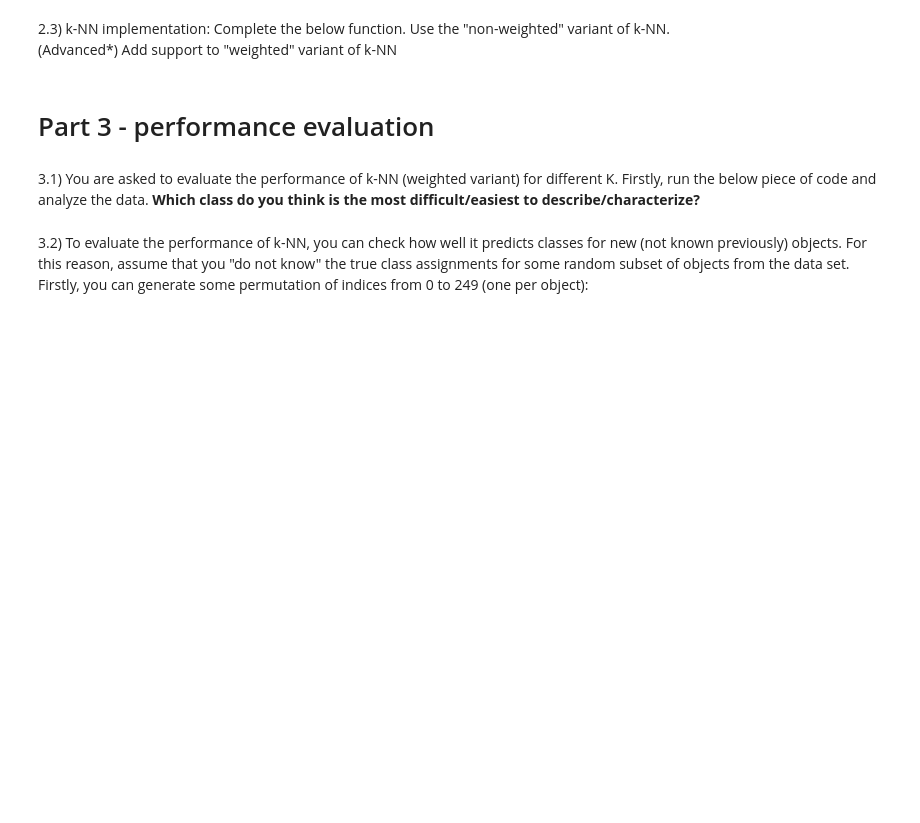
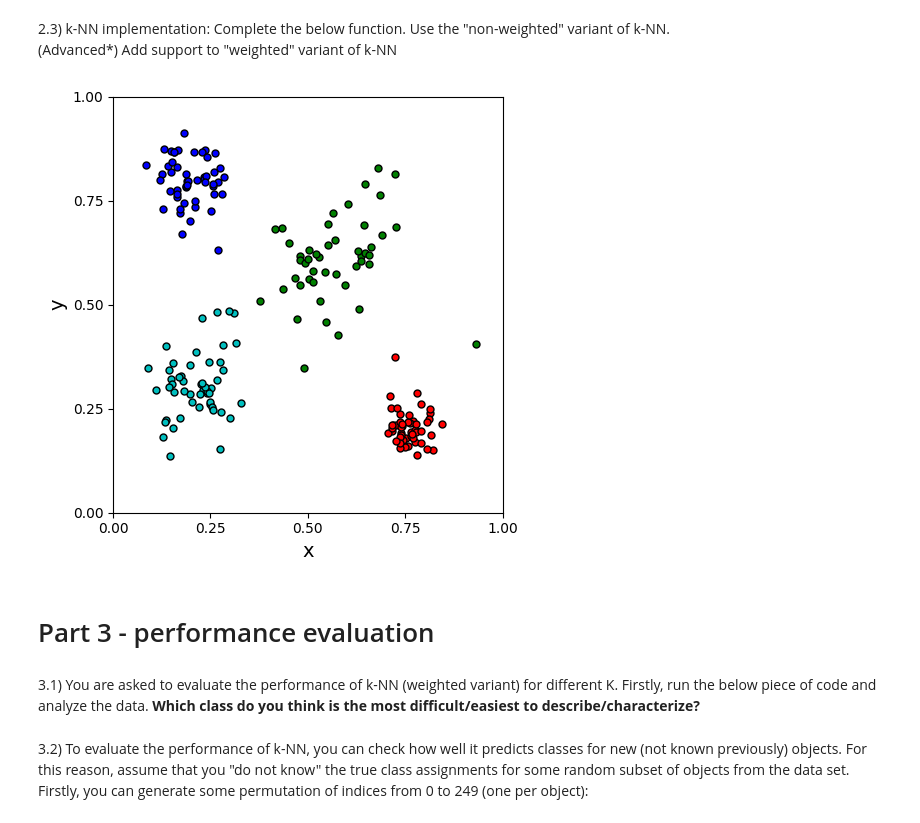
Before and after one commit to AnastasiaT18/IAI_ER_Labs, a Jupyter notebook: Lab2/Exercises_dilya.ipynb, the cells around one changed output. Cells and saved outputs as stored; diff of their text form; code cells hidden in the pictures; blank space fills up the shorter version.

```diff
--- a/Lab2/Exercises_dilya.ipynb
+++ b/Lab2/Exercises_dilya.ipynb
@@ -71,7 +109,3 @@ cl = [1, 0, 1, 0, 0, 1, 1, 0, 1, 0]
 # %%
-def getNaiveBayesProbabilities(obj, data, cl):
-    p = [0.0, 0.0]
-    # TODO
-    return p
 print(getNaiveBayesProbabilities([0,0,0,0], data, cl))
 print(getNaiveBayesProbabilities([0,1,0,1], data, cl))
@@ -83,0 +117,21 @@ print(getNaiveBayesProbabilities([], data, cl))
+# %%
+best0 = None
+best1 = None
+max0 = -1
+max1 = -1
+
+for a in [0,1]:
+    for b in [0,1]:
+        for c in [0,1]:
+            for d in [0,1]:
+                obj = [a,b,c,d]
+                p = getNaiveBayesProbabilities(obj, data, cl)
+                if p[0] > max0:
+                    max0 = p[0]
+                    best0 = obj
+                if p[1] > max1:
+                    max1 = p[1]
+                    best1 = obj
+
+print("Best for class 0:", best0, "with probability", round(max0, 3))
+print("Best for class 1:", best1, "with probability", round(max1, 3))
@@ -112,18 +174,37 @@ cm.displayDataSet(plt, DATA, CLASSIFIED, NOT_CLASSIFIED) #plt = plot package; se
 # %%
 def doKNN(K, DATA, CLASSIFIED, NOT_CLASSIFIED):
     ### COPY INPUT CLASSIFIED OBJECTS
     ### WHEN CLASSIFYING "NOT_CLASSIFIED" OBJECTS, UPDATE THE CL, i.e., ADD RESPECTIVE INDICES
     CL = copy.deepcopy(CLASSIFIED)
     ### For each index in NOT_CLASSIFIED, store here its corresponding (computed) class (in this exercise = 0, 1, or 2)
     UPDATE = []
     for IDX in NOT_CLASSIFIED:
+        obj = DATA[IDX]
+        neighbors = []
     # TODO
+        for class_index in range(len(CLASSIFIED)):
+            for other_idx in CLASSIFIED[class_index]:
+                other_obj = DATA[other_idx]
+                dist = cm.getEuclideanDistance(obj, other_obj)
+                neighbors.append((dist, class_index))
+
+        neighbors.sort()
+        nearest = neighbors[:K]
+
+        counts = [0] * len(CLASSIFIED)
+        for dist, cls in nearest:
+            counts[cls] += 1
+
+        best_class = counts.index(max(counts))
+        CL[best_class].append(IDX)
 
     ################
     return CL
 #DISPLAY CLASSIFIED DATA
 NEW_CLASSIFIED = doKNN(2, DATA, CLASSIFIED, NOT_CLASSIFIED)
 cm.displayDataSet(plt, DATA, NEW_CLASSIFIED)
+# %% [output]
+[figure, added]
 # %% [markdown]
 # Part 3 - performance evaluation
 # %% [markdown]
```
Also changed, not shown: parts of 7 cells of this notebook.
